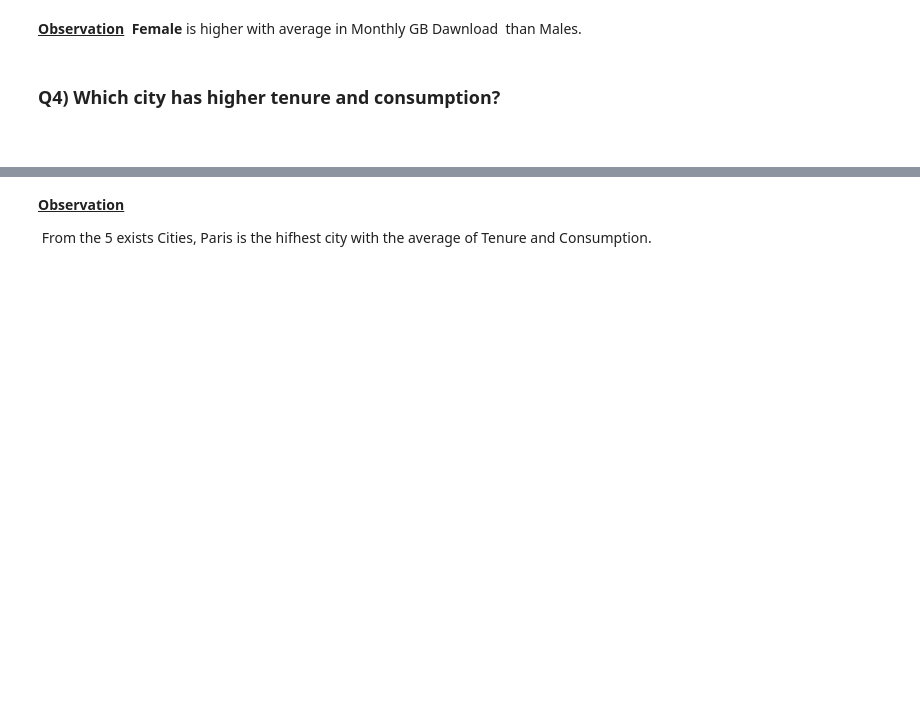
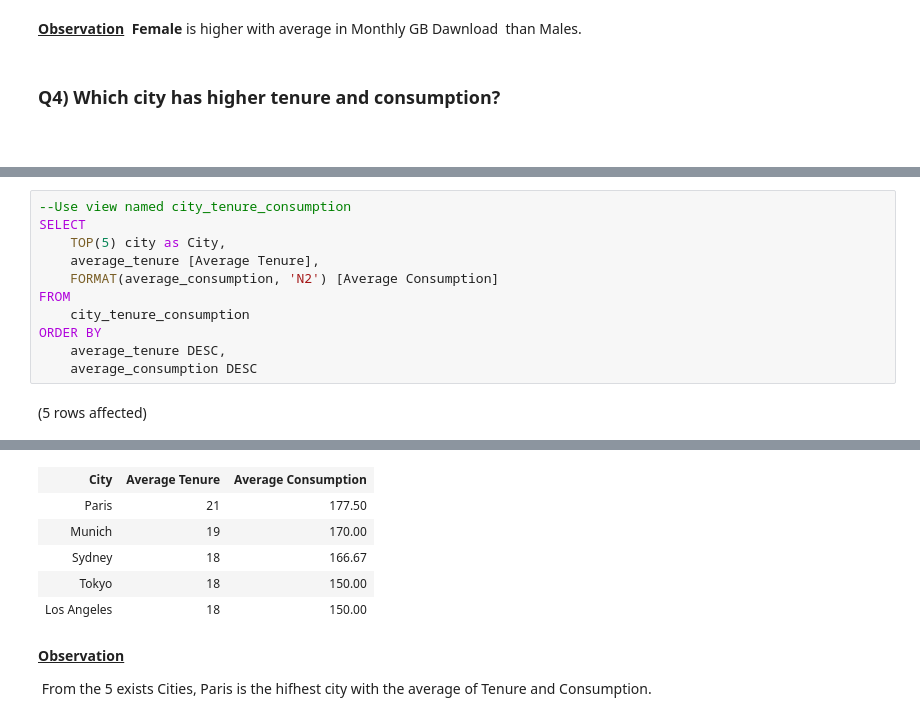
Before and after one commit to sohilamohey/ITI-SQL-Project-Telco-Company, a Jupyter notebook: Offical Code.ipynb, the cells around one changed output, grey strips where cells are left out. Saved outputs shown, nothing was run; the diff lists cells and outputs as text; blank space fills up the shorter version.

```diff
--- a/Offical Code.ipynb
+++ b/Offical Code.ipynb
@@ -200,0 +200,13 @@ Total execution time: 00:00:00.027
+# %%
+--Use view named city_tenure_consumption
+SELECT
+    TOP(5) city as City,
+    average_tenure [Average Tenure],
+    FORMAT(average_consumption, 'N2') [Average Consumption]
+FROM
+    city_tenure_consumption
+ORDER BY
+    average_tenure DESC,
+    average_consumption DESC
+# %% [output]
+(5 rows affected)
@@ -201,3 +214,9 @@ Total execution time: 00:00:00.027
+| City | Average Tenure | Average Consumption |
+| Paris | 21 | 177.50 |
+| Munich | 19 | 170.00 |
+| Sydney | 18 | 166.67 |
+| Tokyo | 18 | 150.00 |
+| Los Angeles | 18 | 150.00 |
 # %% [markdown]
 **<u>Observation</u>**<span style="white-space-collapse: preserve; color: rgb(255, 255, 255); font-family: Arial, sans-serif; font-size: 14.6667px;">:</span>
 
```
Also changed, not shown: parts of 10 cells of this notebook.
